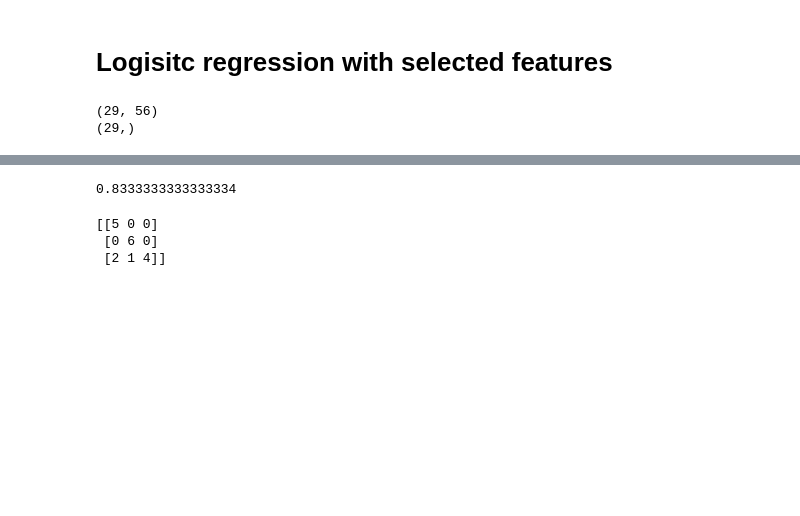
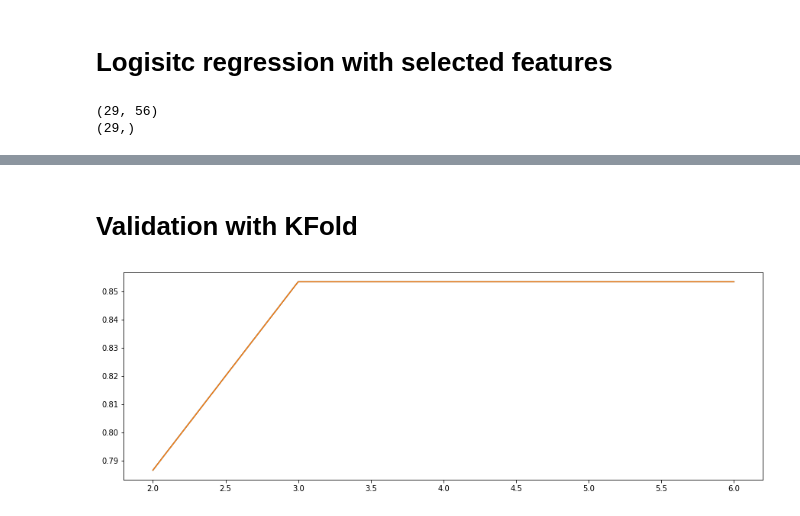
Before and after one commit to ambroisernd/epfl-breast-cancer-ml-project, a Jupyter notebook: notebooks/logistic_regression.ipynb, the cells around one changed output, grey strips where cells are left out. Cells and saved outputs as stored; diff of their text form; code cells hidden in the pictures; blank space fills up the shorter version.

```diff
--- a/notebooks/logistic_regression.ipynb
+++ b/notebooks/logistic_regression.ipynb
@@ -278,12 +191,49 @@ predict = clf_l2_selected.predict(x_test_s)
-# %%
-score_l2_s = clf_l2_selected.score(x_test_s, y_test_s)
-print(score_l2_s)
-# %% [output]
-0.8333333333333334
-# %%
-cm_l2_s = metrics.confusion_matrix(y_test_s, predict)
-print(cm_l2_s)
-# %% [output]
-[[5 0 0]
- [0 6 0]
- [2 1 4]]
+# %% [markdown]
+# Validation with KFold
+# %%
+n_splits = 5
+min_iter = 2
+max_iter = 6
+kfold_accuracy_l1_s = []
+kfold_f1_l1_s = []
+kfold_accuracy_l2_s = []
+kfold_f1_l2_s = []
+
+for k in range(min_iter,max_iter+1):
+    kf = KFold(n_splits=n_splits)
+    accuracy_l1 = []
+    f1_l1 = []
+    accuracy_l2 = []
+    f1_l2 = []
+
+    for train_index, test_index in kf.split(X_selected):
+        X_train, X_test = X_selected[train_index], X_selected[test_index]
+        y_train, y_test = y_selected[train_index], y_selected[test_index]
+
+        # Trainning
+        clf_l1_LR = LogisticRegression(penalty='l1', solver='saga', max_iter=10**k, multi_class='multinomial', C=1)
+        clf_l2_LR = LogisticRegression(penalty='l2', solver='saga', max_iter=10**k, multi_class='multinomial', C=1)
+
+        clf_l1_LR.fit(X_train, y_train)
+        clf_l2_LR.fit(X_train, y_train)
+
+        #Accuraccy and F1 score
+        y_predict_l1 = clf_l1_LR.predict(X_test)
+        accuracy_l1.append(clf_l2_LR.score(X_test, y_test))
+        f1_l1.append(f1_score(y_test, y_predict_l1, average='micro'))
+
+        y_predict_l2 = clf_l1_LR.predict(X_test)
+        accuracy_l2.append(clf_l2_LR.score(X_test, y_test))
+        f1_l2.append(f1_score(y_test, y_predict_l2, average='micro'))
+
+    kfold_accuracy_l1_s.append(np.mean(accuracy_l1))
+    kfold_f1_l1_s.append(np.mean(f1_l1))
+    kfold_accuracy_l2_s.append(np.mean(accuracy_l2))
+    kfold_f1_l2_s.append(np.mean(f1_l2))
+# %%
+plt.figure(figsize=(15,5))
+plt.plot(np.arange(min_iter,max_iter+1,1), kfold_accuracy_l1_s)
+plt.plot(np.arange(min_iter,max_iter+1,1), kfold_accuracy_l2_s)
+plt.show()
+# %% [output]
+[figure, added]
```
Also changed, not shown: parts of 39 cells of this notebook, 1 other file.
